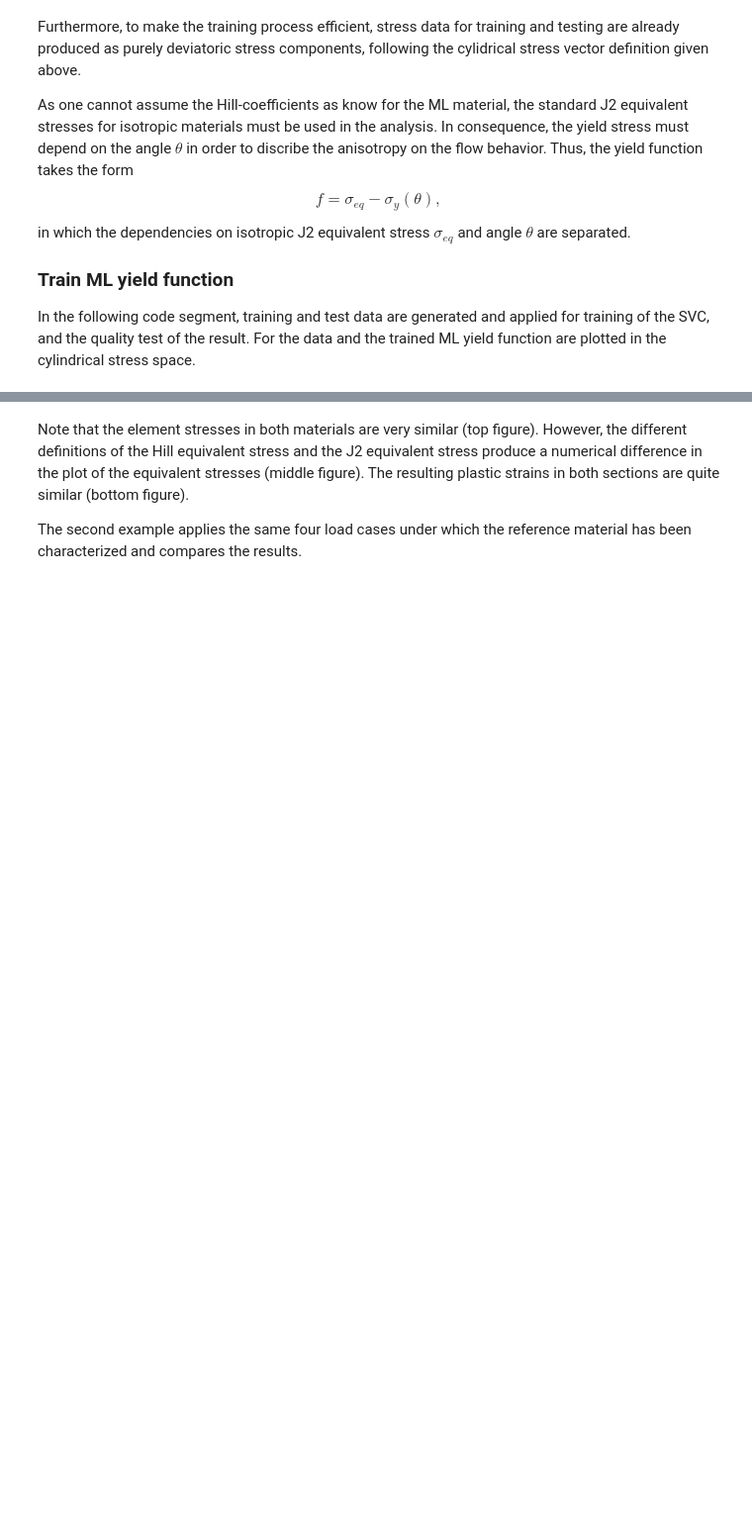
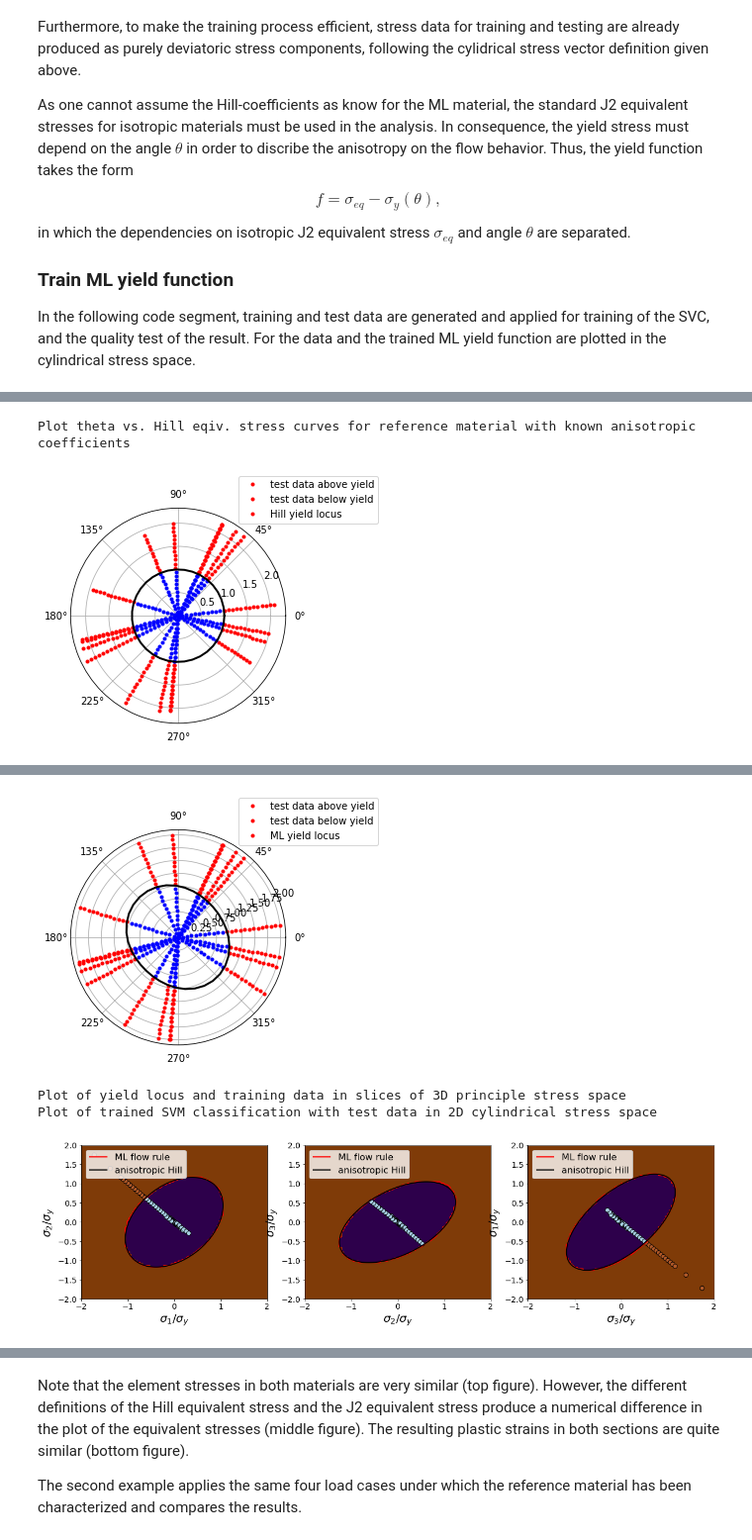
Before and after one commit to AHartmaier/pyLabFEA, a Jupyter notebook: notebooks/pyLabFEA_ML-FlowRule-Hill.ipynb, the cells around one changed output, grey strips where cells are left out. Shown at 99% size. Drawn from its saved outputs; the diff is of its cells as text; code cells hidden in the pictures; blank space fills up the shorter version.

```diff
--- a/notebooks/pyLabFEA_ML-FlowRule-Hill.ipynb
+++ b/notebooks/pyLabFEA_ML-FlowRule-Hill.ipynb
@@ -286,0 +166,76 @@ Plot of trained SVM classification with test data in 2D cylindrical stress space
+# %%
+'Training and testing data for ML yield function, based on reference Material mat_h'
+ndata = 36
+ntest = np.maximum(20, int(ndata/10))
+x_train = FE.sp_cart(mat_h.create_sig_data(ndata, extend=True)[0])
+y_train = np.sign(mat_h.calc_yf(x_train))
+x_test = FE.sp_cart(mat_h.create_sig_data(ntest, rand=True)[0])
+y_test = np.sign(mat_h.calc_yf(x_test))
+
+
+print('Plot theta vs. Hill eqiv. stress curves for reference material with known anisotropic coefficients')
+ind1 = np.nonzero(y_test<0.)
+ind2 = np.nonzero(y_test>=0.)
+sc = FE.s_cyl(x_test, mat_h)  # convert princ. stresses into cylidrical coordinates
+plt.polar(sc[ind2,1],sc[ind2,0]/mat_h.sy,'.r')
+plt.polar(sc[ind1,1],sc[ind1,0]/mat_h.sy,'.b')
+plt.polar(np.linspace(0.,2*np.pi,36), np.ones(36), '-k', linewidth=2)
+plt.legend(['test data above yield','test data below yield','Hill yield locus'], loc=(0.78,0.93))
+#plt.savefig('polar-Hill.pdf', format='pdf', dpi=300)
+plt.show()
+
+'initialize and train SVC as ML yield function'
+'implement ML flow rule into mat_ml'
+train_sc, test_sc = mat_ml.setup_yf_SVM(x_train, y_train, x_test=x_test, y_test=y_test,
+                                      C=10, gamma=4., fs=0.3, plot=False)
+y_pred_clf = mat_ml.calc_yf(x_test,pred=True)
+r2_score_svm = r2_score(y_test, y_pred_clf)
+print('\n-------------------------\n')
+print('SVM classification fitted')
+print('-------------------------\n')
+print(mat_ml.svm_yf)
+print("Training data points (only polar angle):", ndata,", Test data points:", ntest)
+print("Training set score: {} %".format(train_sc))
+print("Test set score: {} %".format(test_sc))
+print("r^2 on test data : %f" % r2_score_svm)
+print("Number of support vectors generated: ",len(mat_ml.svm_yf.support_vectors_))
+
+print('Plot theta vs. J2 eqiv. stress curves for ML material')
+ind1 = np.nonzero(y_test<0.)
+ind2 = np.nonzero(y_test>=0.)
+sc = FE.s_cyl(x_test) # convert princ. stresses into cylindrical coordinates
+plt.polar(sc[ind2,1],sc[ind2,0]/mat_ml.sy,'.r')
+plt.polar(sc[ind1,1],sc[ind1,0]/mat_ml.sy,'.b')
+'find norm of princ. stess vector lying on yield surface'
+theta = np.linspace(0.,2*np.pi,36)
+snorm = FE.sp_cart(np.array([mat_ml.sy*np.ones(36)*np.sqrt(3/2), theta]).T)
+x1 = fsolve(mat_ml.find_yloc, np.ones(36), args=snorm, xtol=1.e-5)
+sig = snorm*np.array([x1,x1,x1]).T
+s_yld = mat_ml.calc_seq(sig)
+plt.polar(theta, s_yld/mat_ml.sy, '-k', linewidth=2)
+plt.legend(['test data above yield','test data below yield','ML yield locus'], loc=(0.78,0.93))
+#plt.savefig('polar-J2.pdf', format='pdf', dpi=300)
+plt.show()
+
+print('Plot of yield locus and training data in slices of 3D principle stress space')
+mat_ml.plot_yield_locus(field=True, data=x_train, ref_mat=mat_h, trange=3.e-2,
+                      axis1=[0,1,2], axis2=[1,2,0]) #Nmesh=300,file='yield-fct-slices'
+
+print('Plot of trained SVM classification with test data in 2D cylindrical stress space')
+xx, yy = np.meshgrid(np.linspace(-1, 1, 50),np.linspace(-1, 1, 50))
+fig, ax  = plt.subplots(nrows=1, ncols=1, figsize=(10,8))
+feat = np.c_[yy.ravel(),xx.ravel()]
+#Z = mat_ml.svm_yf.predict(feat)
+Z = mat_ml.svm_yf.decision_function(feat)
+hl = mat_ml.plot_data(Z, ax, xx*np.pi, (yy+1.)*mat_ml.sy, c='black')
+sc = FE.s_cyl(x_test)
+h1 = ax.scatter(sc[:,1], sc[:,0], s=20, c=y_test, cmap=plt.cm.Paired, edgecolors='k')
+ax.set_title('SVC yield function')
+ax.set_xlabel(r'$\theta$ (rad)', fontsize=20)
+ax.set_ylabel(r'$\sigma_{eq}$ (MPa)', fontsize=20)
+ax.tick_params(axis="x", labelsize=16)
+ax.tick_params(axis="y", labelsize=16)
+#fig.savefig('SVM-yield-fct.pdf', format='pdf', dpi=300)
+# %% [output]
+Plot theta vs. Hill eqiv. stress curves for reference material with known anisotropic coefficients
+[figure, added]
@@ -286,0 +259,4 @@ Plot of trained SVM classification with test data in 2D cylindrical stress space
+[figure, added]
+Plot of yield locus and training data in slices of 3D principle stress space
+Plot of trained SVM classification with test data in 2D cylindrical stress space
+[figure, added]
```
Also changed, not shown: parts of 7 cells of this notebook, 12 other files.
